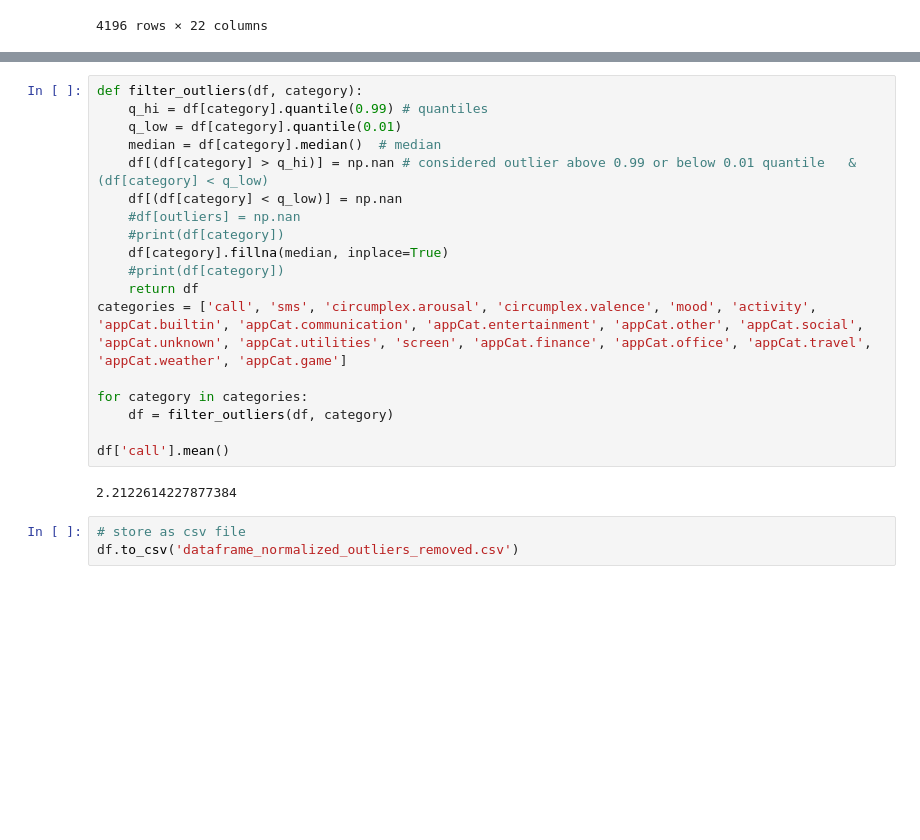
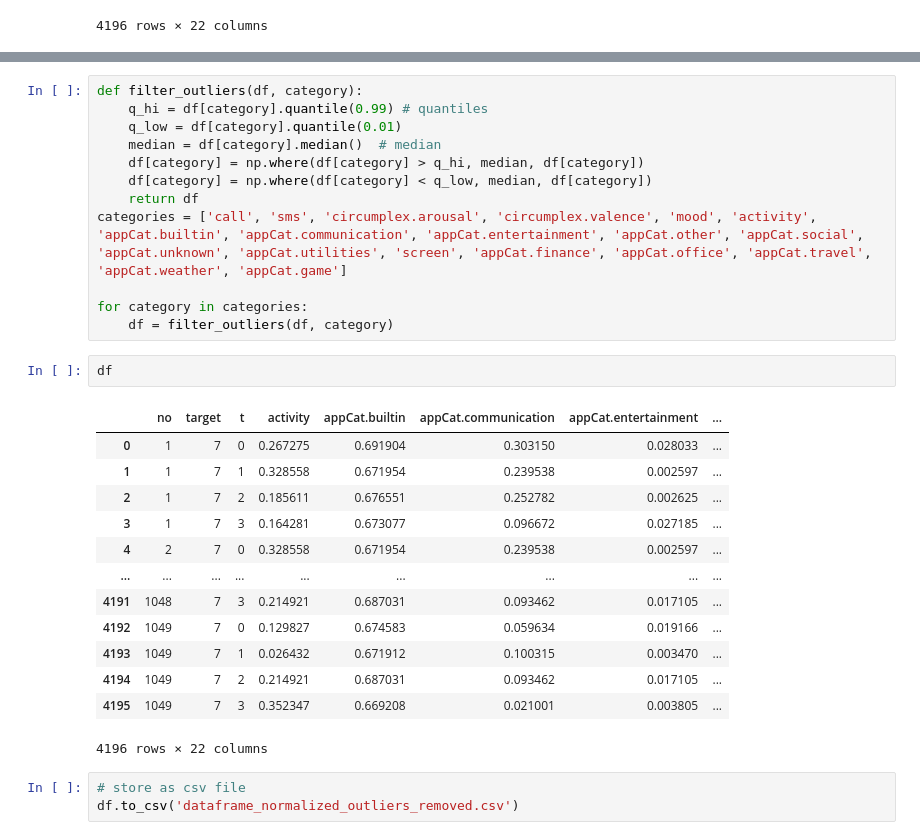
Before and after one commit to martijnwijs/Data-Mining-2021, a Jupyter notebook: ass1/data_exploration_improved.ipynb, the cells around one changed output, grey strips where cells are left out. Drawn from its saved outputs; the diff is of its cells as text; blank space fills up the shorter version.

```diff
--- a/ass1/data_exploration_improved.ipynb
+++ b/ass1/data_exploration_improved.ipynb
@@ -40,21 +40,29 @@ def filter_outliers(df, category):
     q_hi = df[category].quantile(0.99) # quantiles
     q_low = df[category].quantile(0.01)
     median = df[category].median()  # median
-    df[(df[category] > q_hi)] = np.nan # considered outlier above 0.99 or below 0.01 quantile   & (df[category] < q_low)
-    df[(df[category] < q_low)] = np.nan
-    #df[outliers] = np.nan
-    #print(df[category])
-    df[category].fillna(median, inplace=True)
-    #print(df[category])
+    df[category] = np.where(df[category] > q_hi, median, df[category])
+    df[category] = np.where(df[category] < q_low, median, df[category])
     return df
 categories = ['call', 'sms', 'circumplex.arousal', 'circumplex.valence', 'mood', 'activity', 'appCat.builtin', 'appCat.communication', 'appCat.entertainment', 'appCat.other', 'appCat.social', 'appCat.unknown', 'appCat.utilities', 'screen', 'appCat.finance', 'appCat.office', 'appCat.travel', 'appCat.weather', 'appCat.game']
 
 for category in categories:
     df = filter_outliers(df, category)
-
-df['call'].mean()
-# %% [output]
-2.2122614227877384
+# %%
+df
+# %% [output]
+|  | no | target | t | activity | appCat.builtin | appCat.communication | appCat.entertainment | ... |
+| 0 | 1 | 7 | 0 | 0.267275 | 0.691904 | 0.303150 | 0.028033 | ... |
+| 1 | 1 | 7 | 1 | 0.328558 | 0.671954 | 0.239538 | 0.002597 | ... |
+| 2 | 1 | 7 | 2 | 0.185611 | 0.676551 | 0.252782 | 0.002625 | ... |
+| 3 | 1 | 7 | 3 | 0.164281 | 0.673077 | 0.096672 | 0.027185 | ... |
+| 4 | 2 | 7 | 0 | 0.328558 | 0.671954 | 0.239538 | 0.002597 | ... |
+| ... | ... | ... | ... | ... | ... | ... | ... | ... |
+| 4191 | 1048 | 7 | 3 | 0.214921 | 0.687031 | 0.093462 | 0.017105 | ... |
+| 4192 | 1049 | 7 | 0 | 0.129827 | 0.674583 | 0.059634 | 0.019166 | ... |
+| 4193 | 1049 | 7 | 1 | 0.026432 | 0.671912 | 0.100315 | 0.003470 | ... |
+| 4194 | 1049 | 7 | 2 | 0.214921 | 0.687031 | 0.093462 | 0.017105 | ... |
+| 4195 | 1049 | 7 | 3 | 0.352347 | 0.669208 | 0.021001 | 0.003805 | ... |
+4196 rows × 22 columns
 # %%
 # store as csv file
 df.to_csv('dataframe_normalized_outliers_removed.csv')
```
Also changed, not shown: parts of 2 cells of this notebook, 1 other file.
